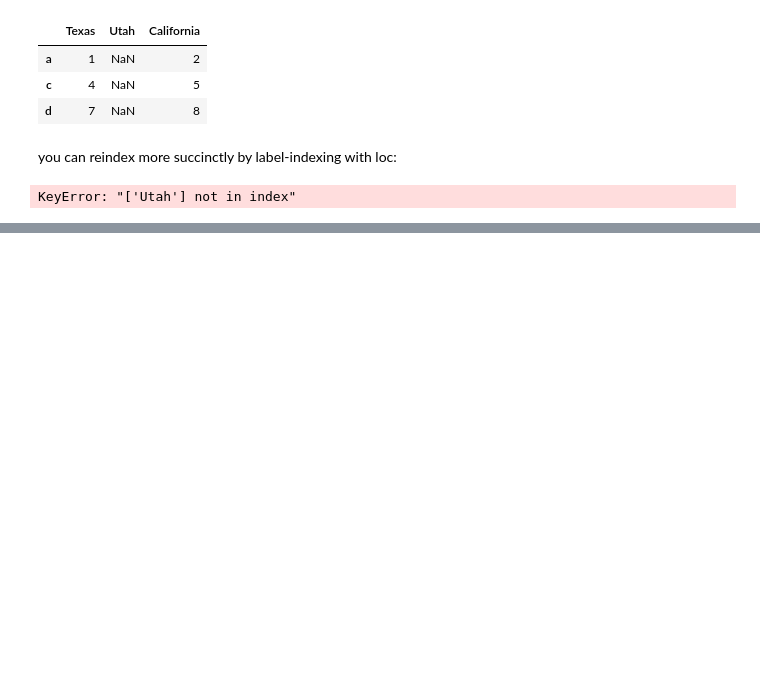
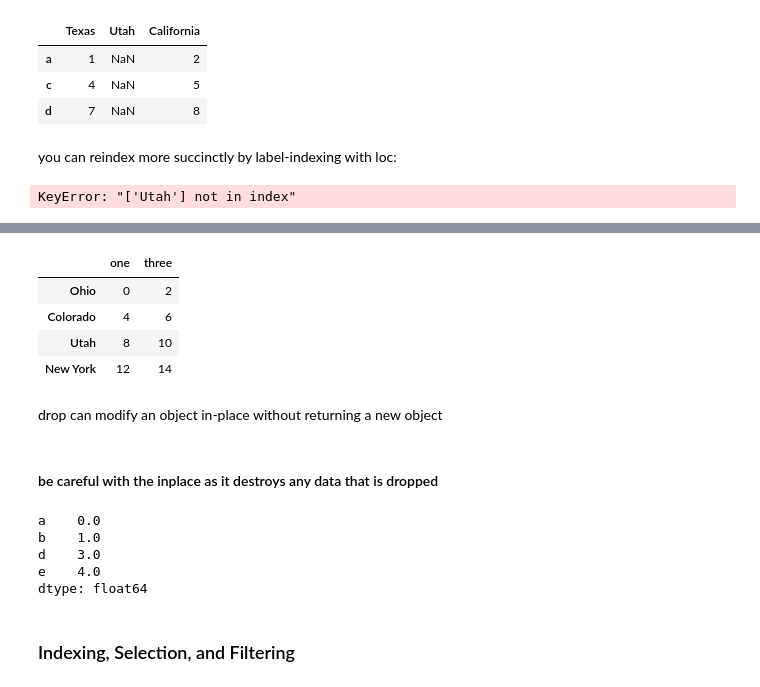
Before and after one commit to kbutalep/WesCh5, a Jupyter notebook: Chapter5WorkAlong.ipynb, the cells around one changed output, grey strips where cells are left out. Drawn from its saved outputs; the diff is of its cells as text; code cells hidden in the pictures; blank space fills up the shorter version.

```diff
--- a/Chapter5WorkAlong.ipynb
+++ b/Chapter5WorkAlong.ipynb
@@ -577,0 +633,12 @@ KeyError: "['Utah'] not in index"
+# %%
+data.drop(['two', 'four'], axis='columns')
+# %% [output]
+|  | one | three |
+| Ohio | 0 | 2 |
+| Colorado | 4 | 6 |
+| Utah | 8 | 10 |
+| New York | 12 | 14 |
+# %% [markdown]
+drop can modify an object in-place without returning a new object
+# %% [markdown]
+#### be careful with the inplace as it destroys any data that is dropped
@@ -577,0 +647,10 @@ KeyError: "['Utah'] not in index"
+# %%
+obj
+# %% [output]
+a    0.0
+b    1.0
+d    3.0
+e    4.0
+dtype: float64
+# %% [markdown]
+### Indexing, Selection, and Filtering
```
Also changed, not shown: parts of 10 cells of this notebook.
